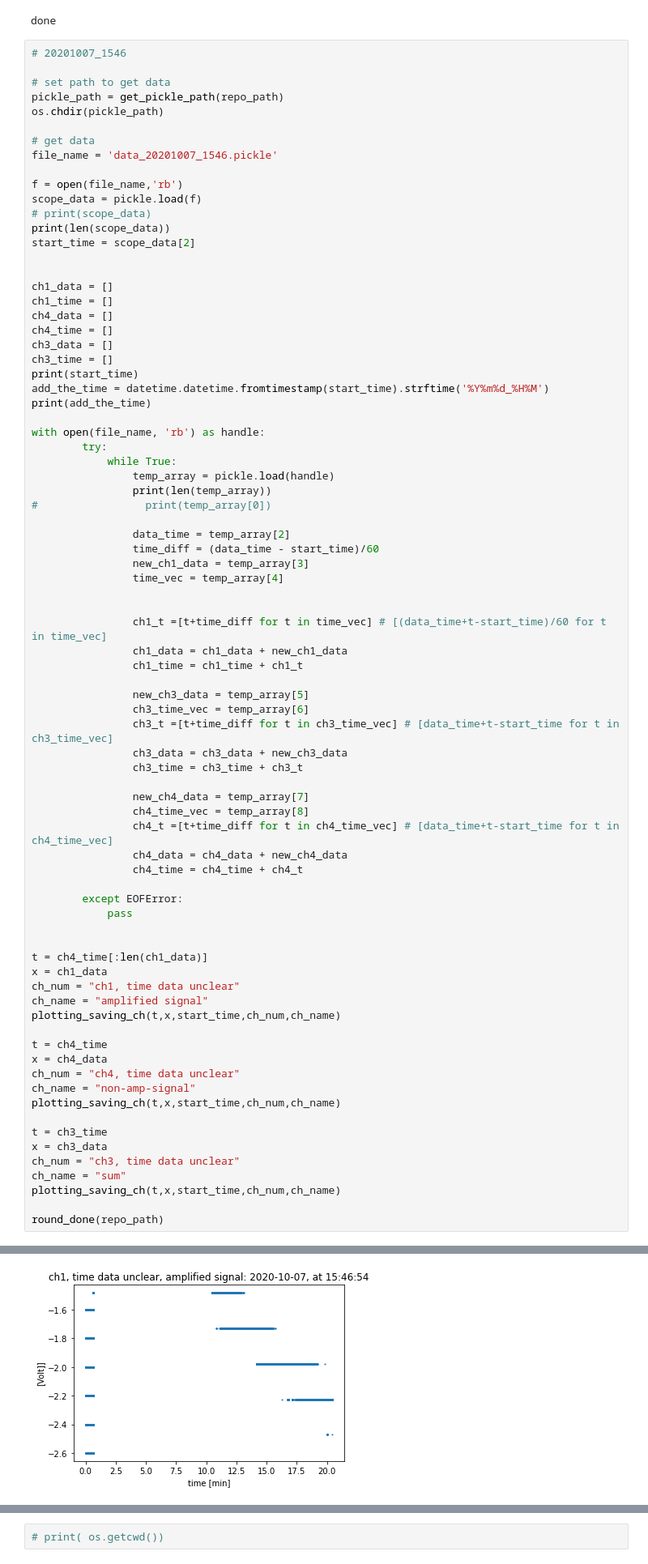
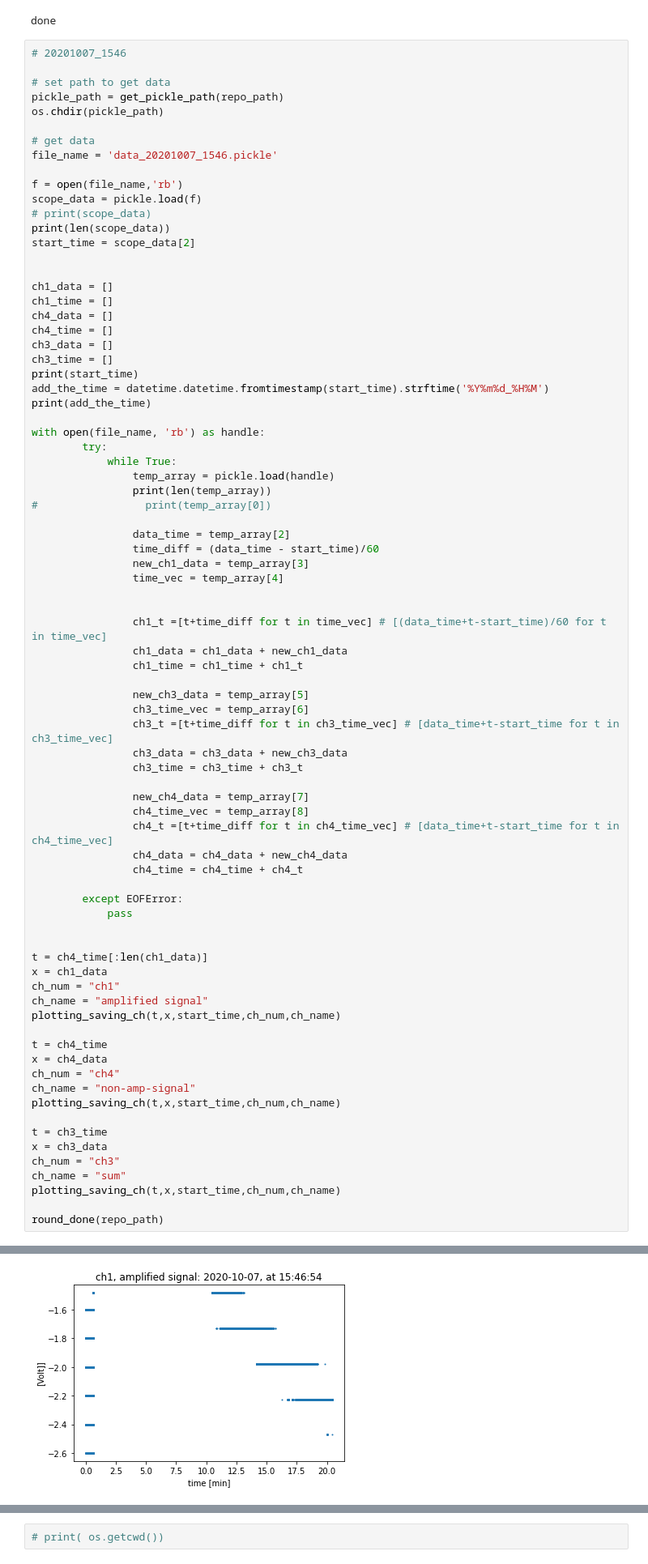
Before and after one commit to EinavGry/Lab---precision-measurements, a Jupyter notebook: Reading_out_data.ipynb, the cells around one changed output, grey strips where cells are left out. Shown at 81% size. Drawn from its saved outputs; the diff is of its cells as text.

```diff
--- a/Reading_out_data.ipynb
+++ b/Reading_out_data.ipynb
@@ -1801,35 +1876,35 @@ with open(file_name, 'rb') as handle:
                 ch4_data = ch4_data + new_ch4_data
                 ch4_time = ch4_time + ch4_t
 
         except EOFError:
             pass
 
 
 t = ch4_time[:len(ch1_data)]
 x = ch1_data
-ch_num = "ch1, time data unclear"
+ch_num = "ch1"
 ch_name = "amplified signal"
 plotting_saving_ch(t,x,start_time,ch_num,ch_name)
 
 t = ch4_time
 x = ch4_data
-ch_num = "ch4, time data unclear"
+ch_num = "ch4"
 ch_name = "non-amp-signal"
 plotting_saving_ch(t,x,start_time,ch_num,ch_name)
 
 t = ch3_time
 x = ch3_data
-ch_num = "ch3, time data unclear"
+ch_num = "ch3"
 ch_name = "sum"
 plotting_saving_ch(t,x,start_time,ch_num,ch_name)
 
 round_done(repo_path)
 # %% [output]
 11
 1602074814.6728485
 20201007_1546
 11
 11
 20201007_1546
-[figure, old version]
+[figure, new version]
 20201007_1546
```
Also changed, not shown: parts of 17 cells of this notebook, 1 other file.
